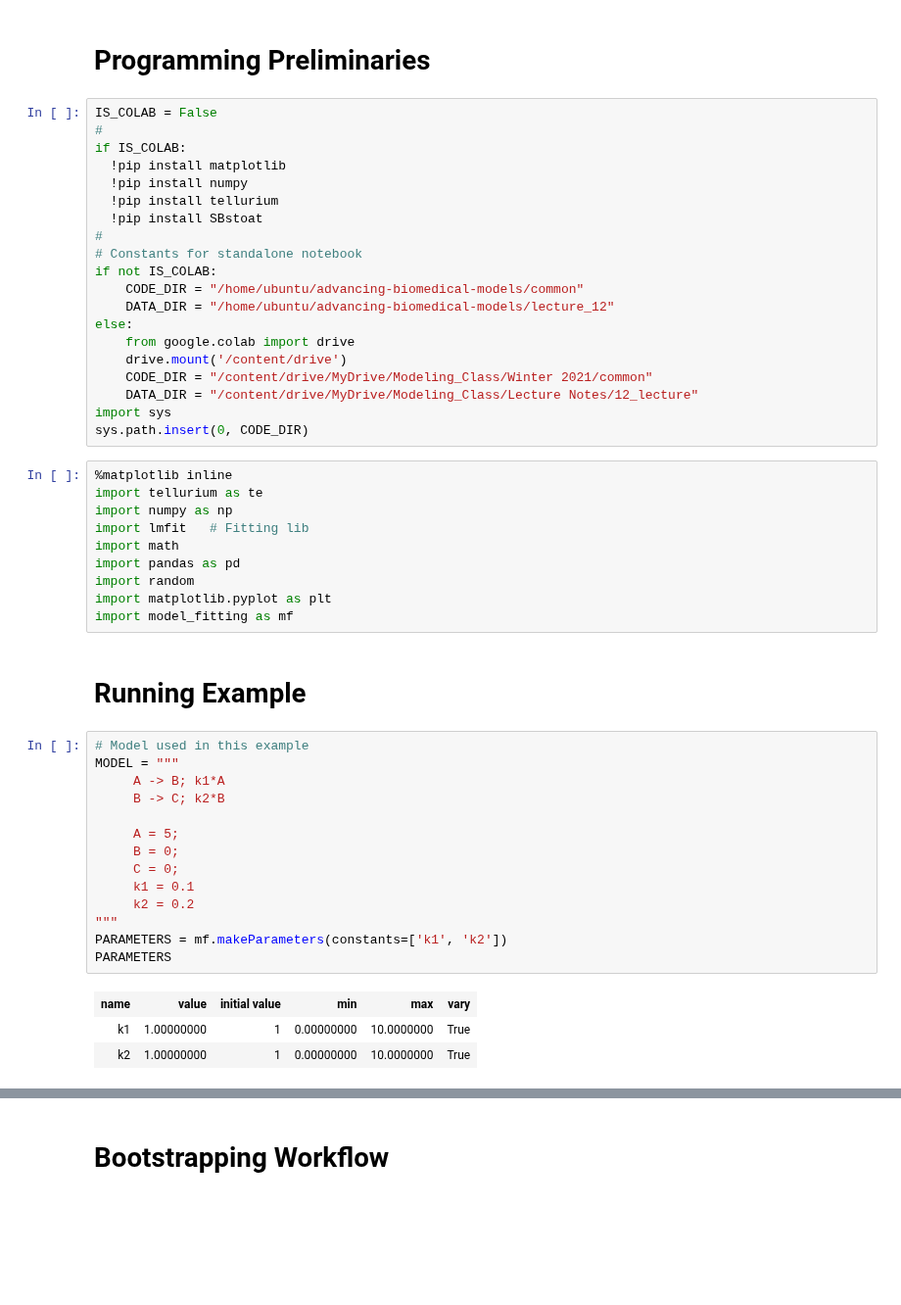
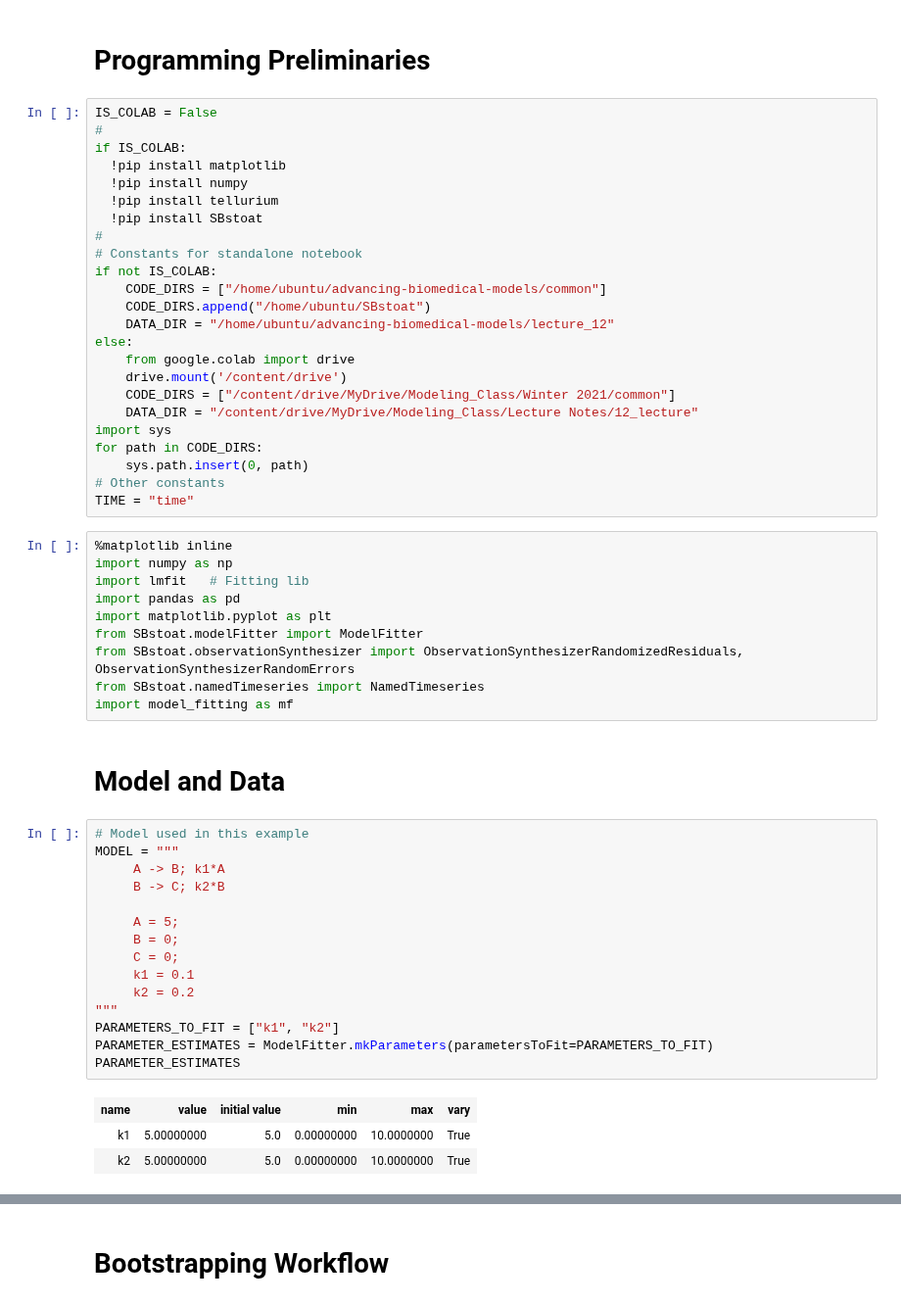
Before and after one commit to ModelEngineering/advancing-biomedical-models, a Jupyter notebook: lecture_12/bootstrapping/12_stimating_Parameter_Confidence_Intervals_With_Bootstrapping.ipynb, the cells around one changed output, grey strips where cells are left out. Shown at 98% size. Cells and saved outputs as stored; diff of their text form; blank space fills up the shorter version.

```diff
--- a/lecture_12/bootstrapping/12_stimating_Parameter_Confidence_Intervals_With_Bootstrapping.ipynb
+++ b/lecture_12/bootstrapping/12_stimating_Parameter_Confidence_Intervals_With_Bootstrapping.ipynb
@@ -24,44 +24,49 @@ if IS_COLAB:
 #
 # Constants for standalone notebook
 if not IS_COLAB:
-    CODE_DIR = "/home/ubuntu/advancing-biomedical-models/common"
+    CODE_DIRS = ["/home/ubuntu/advancing-biomedical-models/common"]
+    CODE_DIRS.append("/home/ubuntu/SBstoat")
     DATA_DIR = "/home/ubuntu/advancing-biomedical-models/lecture_12"
 else:
     from google.colab import drive
     drive.mount('/content/drive')
-    CODE_DIR = "/content/drive/MyDrive/Modeling_Class/Winter 2021/common"
+    CODE_DIRS = ["/content/drive/MyDrive/Modeling_Class/Winter 2021/common"]
     DATA_DIR = "/content/drive/MyDrive/Modeling_Class/Lecture Notes/12_lecture"
 import sys
-sys.path.insert(0, CODE_DIR)
+for path in CODE_DIRS:
+    sys.path.insert(0, path)
+# Other constants
+TIME = "time"
 # %%
 %matplotlib inline
-import tellurium as te
 import numpy as np
 import lmfit   # Fitting lib
-import math
 import pandas as pd
-import random
 import matplotlib.pyplot as plt
+from SBstoat.modelFitter import ModelFitter
+from SBstoat.observationSynthesizer import ObservationSynthesizerRandomizedResiduals, ObservationSynthesizerRandomErrors
+from SBstoat.namedTimeseries import NamedTimeseries
 import model_fitting as mf
-# %% [markdown]
-# Running Example
+# %% [markdown]
+# Model and Data
 # %%
 # Model used in this example
 MODEL = """
      A -> B; k1*A
      B -> C; k2*B
 
      A = 5;
      B = 0;
      C = 0;
      k1 = 0.1
      k2 = 0.2
 """
-PARAMETERS = mf.makeParameters(constants=['k1', 'k2'])
-PARAMETERS
+PARAMETERS_TO_FIT = ["k1", "k2"]
+PARAMETER_ESTIMATES = ModelFitter.mkParameters(parametersToFit=PARAMETERS_TO_FIT)
+PARAMETER_ESTIMATES
 # %% [output]
 | name | value | initial value | min | max | vary |
-| k1 | 1.00000000 | 1 | 0.00000000 | 10.0000000 | True |
-| k2 | 1.00000000 | 1 | 0.00000000 | 10.0000000 | True |
+| k1 | 5.00000000 | 5.0 | 0.00000000 | 10.0000000 | True |
+| k2 | 5.00000000 | 5.0 | 0.00000000 | 10.0000000 | True |
 # %%
 # Globals
```
Also changed, not shown: parts of 31 cells of this notebook, 2 other files.
